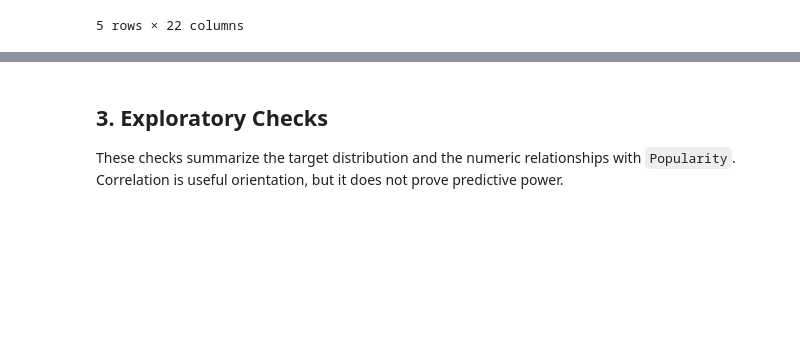
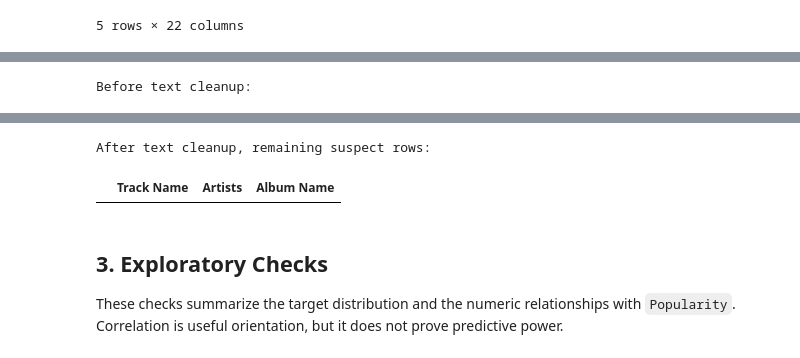
Before and after one commit to LukeOpany/music_popularity, a Jupyter notebook: music.ipynb, the cells around one changed output, grey strips where cells are left out. Cells and saved outputs as stored; diff of their text form; code cells hidden in the pictures; blank space fills up the shorter version.

```diff
--- a/music.ipynb
+++ b/music.ipynb
@@ -109,0 +144,17 @@ df.loc[mojibake_mask, ["Track Name", "Artists", "Album Name"]].head(10)
+# %%
+text_columns = ["Track Name", "Artists", "Album Name"]
+raw_mojibake_mask = raw_df[text_columns].astype(str).apply(
+    lambda col: col.str.contains("Ã|â|�", regex=True, na=False)
+).any(axis=1)
+
+clean_mojibake_mask = df[text_columns].astype(str).apply(
+    lambda col: col.str.contains("Ã|â|�", regex=True, na=False)
+).any(axis=1)
+
+print("Before text cleanup:")
+display(raw_df.loc[raw_mojibake_mask, text_columns].head(10))
+
+print("After text cleanup, remaining suspect rows:")
+display(df.loc[clean_mojibake_mask, text_columns].head(10))
+# %% [output]
+Before text cleanup:
@@ -110,3 +172,5 @@ df.loc[mojibake_mask, ["Track Name", "Artists", "Album Name"]].head(10)
+After text cleanup, remaining suspect rows:
+|  | Track Name | Artists | Album Name |
 # %% [markdown]
 ## 3. Exploratory Checks
 
```
Also changed, not shown: parts of 4 cells of this notebook.
